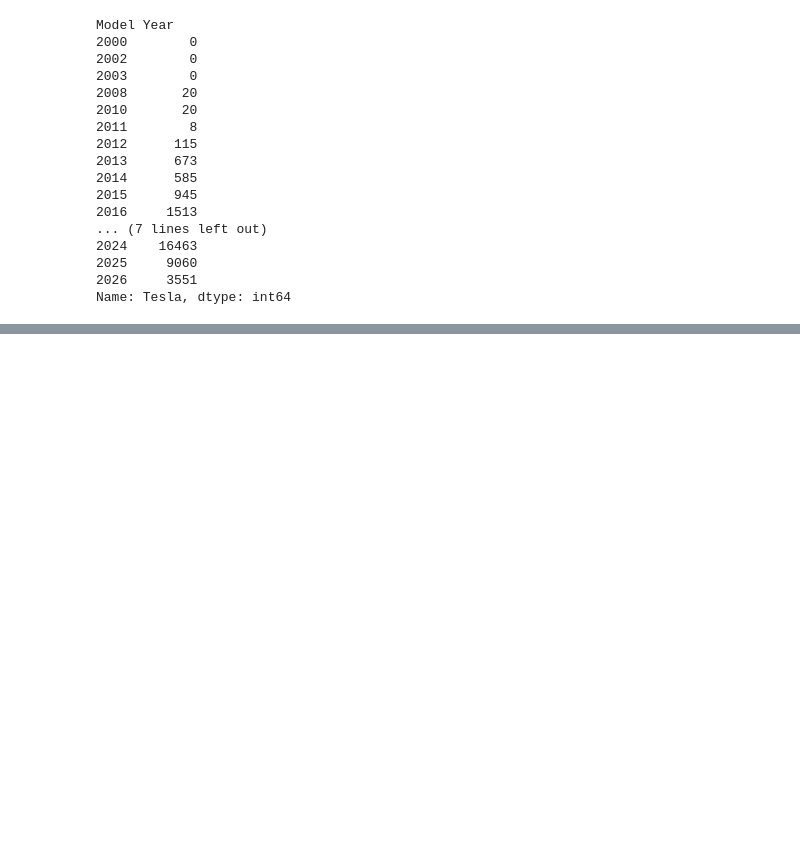
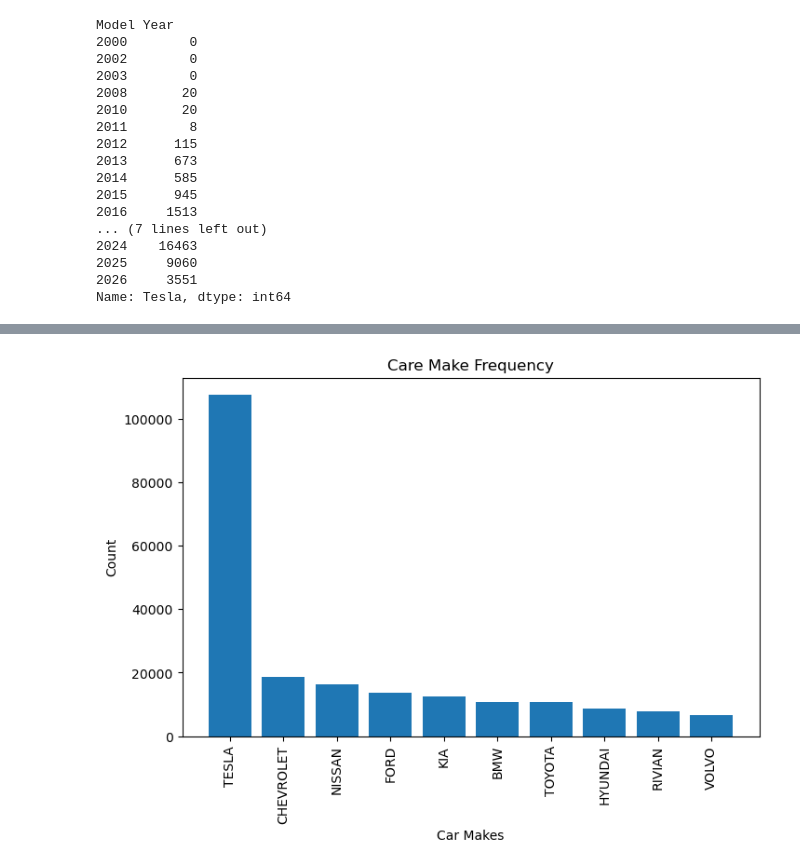
Before and after one commit to King45345/IA-340, a Jupyter notebook: Lab2.ipynb, the cells around one changed output, grey strips where cells are left out. Cells and saved outputs as stored; diff of their text form; code cells hidden in the pictures; blank space fills up the shorter version.

```diff
--- a/Lab2.ipynb
+++ b/Lab2.ipynb
@@ -211,4 +216,19 @@ tesla_by_year.plot()
-# %%
-df['2025'] = np.where(df['Model Year'] == "2024",1,0)
-df
-total_models_in_2025 = df.groupby('Make')['2025'].sum()
+# %%
+#This graph represents the top 10 EV Makes being sold in a number of states.
+#Tesla is by far the largest sold EV Make, selling over 5 times as many vehicles than the second most which is Chevrolet.
+#After Tesla, the proportion of vehicles sold stays consistent with little difference between makes.
+make_counts = Counter(df['Make'])
+top_10 = make_counts.most_common(10)
+makes = [make for make, count in top_10]
+counts = [count for make, count in top_10]
+
+plt.figure(figsize=(8,5))
+plt.bar(makes, counts)
+plt.xlabel("Car Makes")
+plt.xticks(rotation=90)
+plt.ylabel("Count")
+plt.title("Care Make Frequency")
+
+plt.show()
+# %% [output]
+[figure, added]
```
Also changed, not shown: parts of 3 cells of this notebook.
